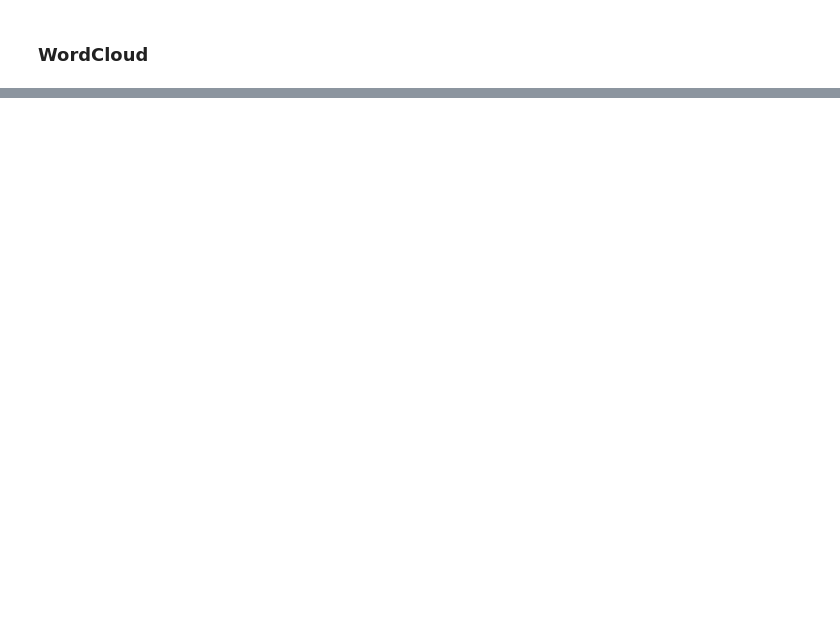
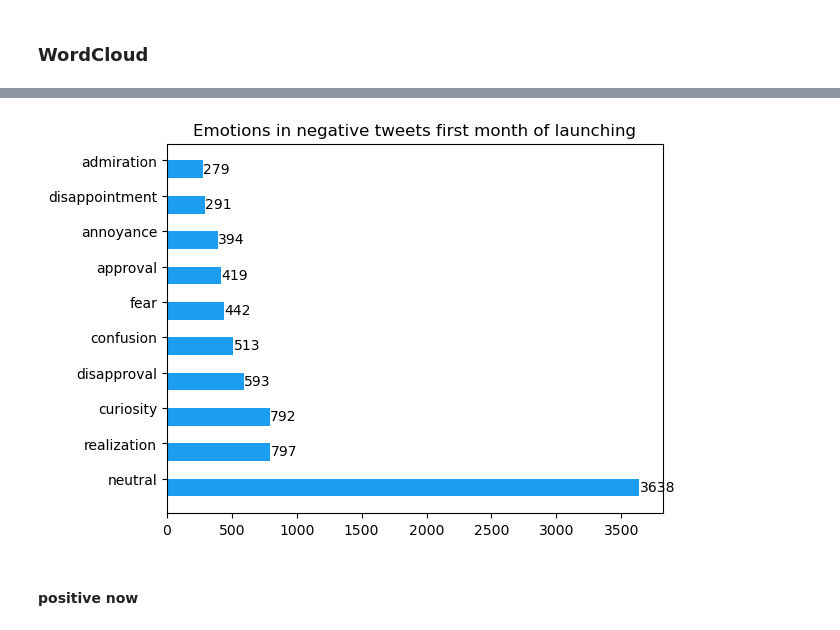
Before and after one commit to Ajkunas/computational-social-media, a Jupyter notebook: first_month_analysis.ipynb, the cells around one changed output, grey strips where cells are left out. Drawn from its saved outputs; the diff is of its cells as text; code cells hidden in the pictures; blank space fills up the shorter version.

```diff
--- a/first_month_analysis.ipynb
+++ b/first_month_analysis.ipynb
@@ -302,0 +353,7 @@ plt.show()
+# %%
+# take only negative tweets
+negative_tweet = all_emotions[all_emotions['label'] == 'negative']
+#take column emotion from negatives
+negative_emotion = negative_tweet['emotion']
+#dataframe
+negative_emotion = pd.DataFrame(negative_emotion)
@@ -302,0 +424,14 @@ plt.show()
+# %%
+from collections import Counter
+emotions_counts = Counter(negative_emotion['emotion'])
+
+map_emo = {}
+for string, count in emotions_counts.items():
+    map_emo[string] = count
+    #print(f"Class: {string}, Count: {count}")
+
+sorted_map = sorted(map_emo.items(), key=lambda x: x[1])
+sorted_map.reverse()
+
+for a in sorted_map:
+    print(a)
@@ -302,0 +456,24 @@ plt.show()
+# %%
+#plot horizontal bar chart, first 10 elements
+import matplotlib.pyplot as plt
+import numpy as np
+
+labels, values = zip(*sorted_map[:10])
+
+indexes = np.arange(len(labels))
+width = 0.5
+colors = '#1b9df0'
+
+plt.barh(indexes, values, width, color=colors)
+plt.yticks(indexes + width * 0.5, labels)
+plt.title('Emotions in negative tweets first month of launching')
+
+#add values to the bars
+for i, v in enumerate(values):
+    plt.text(v + 3, i - .1 , str(v), color='black',  )
+
+plt.show()
+# %% [output]
+[figure, added]
+# %% [markdown]
+#### positive now
```
Also changed, not shown: parts of 29 cells of this notebook, 7 other files.
